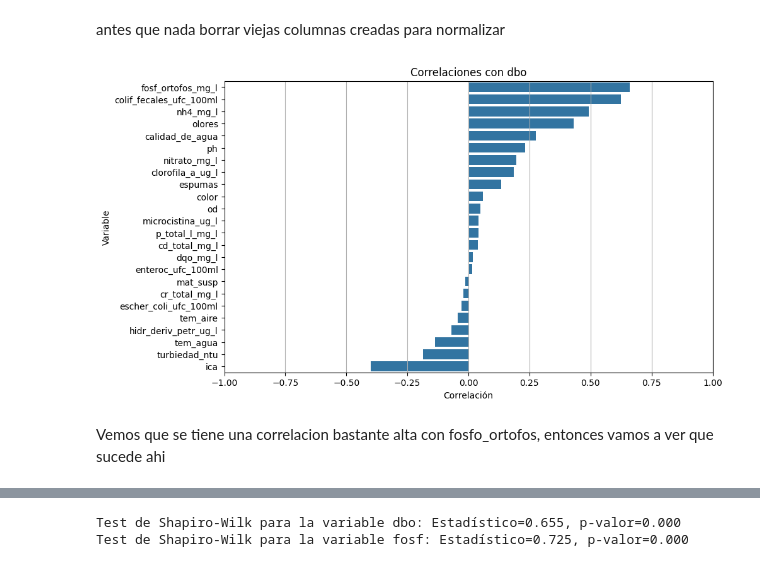
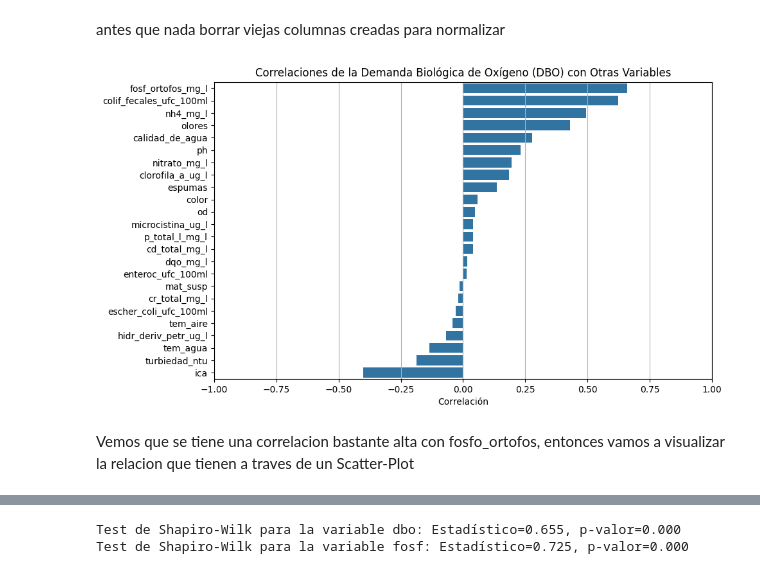
Before and after one commit to muller10000/tp-especial-ciencia-datos, a Jupyter notebook: Ejercicioespecial.ipynb, the cells around one changed output, grey strips where cells are left out. Cells and saved outputs as stored; diff of their text form; code cells hidden in the pictures.

```diff
--- a/Ejercicioespecial.ipynb
+++ b/Ejercicioespecial.ipynb
@@ -937,16 +960,16 @@ copy_dataset = copy_dataset.drop(['dbo_normalizado', 'ph_normalizado', 'od_norma
 # %%
 dbo_correlation = copy_dataset.corr(numeric_only=True)["dbo_mg_l"].drop("dbo_mg_l")
 sorted_correlations = dbo_correlation.sort_values(ascending=False)
 
 plt.figure(figsize=(10, 6))
 plt.grid(True)
 sns.barplot(x=sorted_correlations.values, y=sorted_correlations.index)
-plt.title('Correlaciones con dbo')
+plt.title('Correlaciones de la Demanda Biológica de Oxígeno (DBO) con Otras Variables')
 plt.xlabel('Correlación')
-plt.ylabel('Variable')
+plt.ylabel('')
 plt.xlim([-1, 1])
 plt.show()
 # %% [output]
-[figure, old version]
+[figure, new version]
 # %% [markdown]
-Vemos que se tiene una correlacion bastante alta con fosfo_ortofos, entonces vamos a ver que sucede ahi
+Vemos que se tiene una correlacion bastante alta con fosfo_ortofos, entonces vamos a visualizar la relacion que tienen a traves de un Scatter-Plot
```
Also changed, not shown: parts of 20 cells of this notebook.
